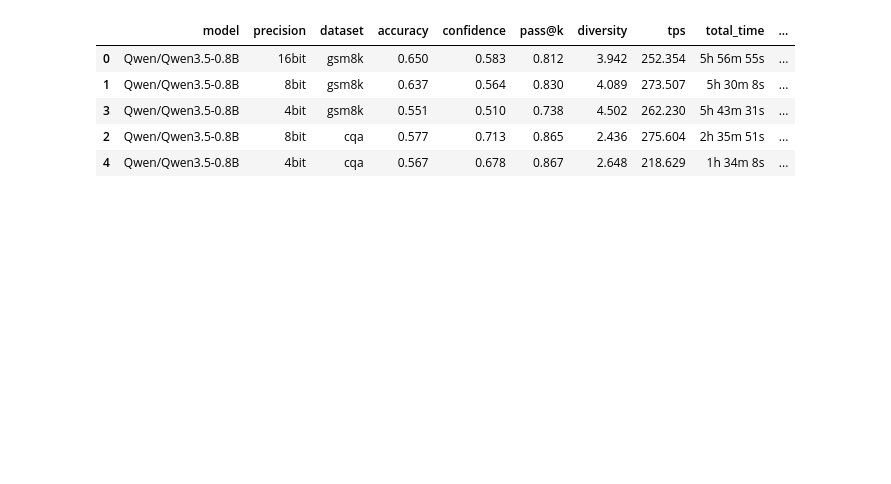
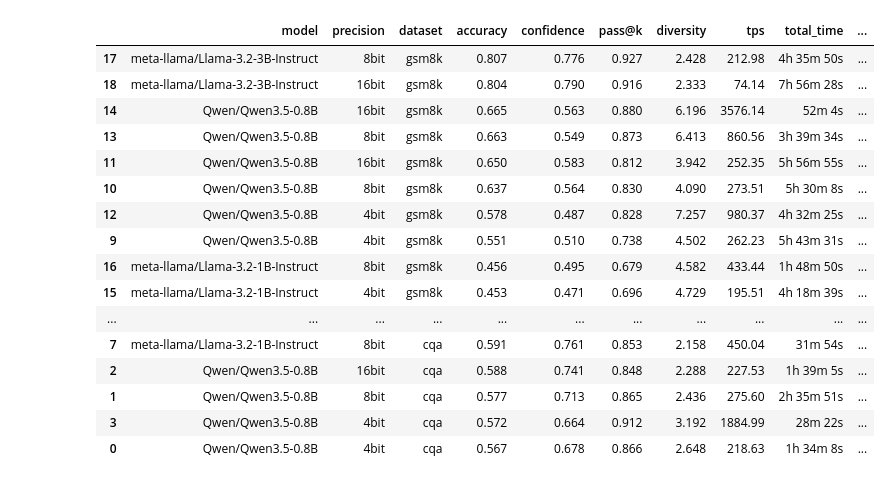
Before and after one commit to PrachitDeshinge-324/SLM, a Jupyter notebook: test.ipynb, the cells around one changed output. Cells and saved outputs as stored; diff of their text form; code cells hidden in the pictures; blank space fills up the shorter version.

```diff
--- a/test.ipynb
+++ b/test.ipynb
@@ -1,5 +1,19 @@
 # %%
 import pandas as pd
-data = pd.read_csv('results/summary_stats.csv')
+df1 = pd.read_csv('results/primary_results.csv')
+df2 = pd.read_csv('results/secondary_metrics.csv')
+data = pd.merge(df1, df2, on=['dataset', 'model', 'precision', 'n_samples'])
+data = data.rename(columns={
+    'accuracy_%': 'accuracy',
+    'pass@k_%': 'pass@k',
+    'confidence_%': 'confidence',
+    'reliability.diversity': 'diversity',
+    'performance.tokens_per_sec': 'tps',
+    'performance.total_time': 'total_time'
+})
+
+# Scale percentages back to fractions to match old summary_stats format
+for col in ['accuracy', 'pass@k', 'confidence']:
+    data[col] = data[col] / 100.0
 data.head()
 # %% [output]
@@ -28,7 +53,21 @@ df_filtered
 import pandas as pd
 
 # Read the data
-data = pd.read_csv('results/summary_stats.csv')
+df1 = pd.read_csv('results/primary_results.csv')
+df2 = pd.read_csv('results/secondary_metrics.csv')
+data = pd.merge(df1, df2, on=['dataset', 'model', 'precision', 'n_samples'])
+data = data.rename(columns={
+    'accuracy_%': 'accuracy',
+    'pass@k_%': 'pass@k',
+    'confidence_%': 'confidence',
+    'reliability.diversity': 'diversity',
+    'performance.tokens_per_sec': 'tps',
+    'performance.total_time': 'total_time'
+})
+
+# Scale percentages back to fractions to match old summary_stats format
+for col in ['accuracy', 'pass@k', 'confidence']:
+    data[col] = data[col] / 100.0
 
 # Define the columns you want to display
 columns_to_display = [
@@ -36,38 +75,49 @@ columns_to_display = [
     'precision',
     'dataset',
     'accuracy',
     'confidence',
     'pass@k',
     'diversity',
     'tps',
     'total_time',
     'n_questions'
 ]
 
 # Filter the dataframe to keep only the desired columns
 df_filtered = data[columns_to_display].copy()
 
 # Identify numeric columns to round
 numeric_cols = df_filtered.select_dtypes(include=['float64', 'int64']).columns
 
 # Round the numeric columns to 3 decimal places
 df_filtered[numeric_cols] = df_filtered[numeric_cols].round(3)
 
 # Sort by 'dataset', then by 'accuracy' (default is ascending order)
 df_sorted = df_filtered.sort_values(by=['dataset', 'accuracy'],ascending=False)
 
 # Display the result
 df_sorted
 
 # If you want to save this sorted view to a new CSV:
 # df_sorted.to_csv('results/sorted_summary_stats.csv', index=False)
 # %% [output]
 |  | model | precision | dataset | accuracy | confidence | pass@k | diversity | tps | total_time | ... |
-| 0 | Qwen/Qwen3.5-0.8B | 16bit | gsm8k | 0.650 | 0.583 | 0.812 | 3.942 | 252.354 | 5h 56m 55s | ... |
-| 1 | Qwen/Qwen3.5-0.8B | 8bit | gsm8k | 0.637 | 0.564 | 0.830 | 4.089 | 273.507 | 5h 30m 8s | ... |
-| 3 | Qwen/Qwen3.5-0.8B | 4bit | gsm8k | 0.551 | 0.510 | 0.738 | 4.502 | 262.230 | 5h 43m 31s | ... |
-| 2 | Qwen/Qwen3.5-0.8B | 8bit | cqa | 0.577 | 0.713 | 0.865 | 2.436 | 275.604 | 2h 35m 51s | ... |
-| 4 | Qwen/Qwen3.5-0.8B | 4bit | cqa | 0.567 | 0.678 | 0.867 | 2.648 | 218.629 | 1h 34m 8s | ... |
+| 17 | meta-llama/Llama-3.2-3B-Instruct | 8bit | gsm8k | 0.807 | 0.776 | 0.927 | 2.428 | 212.98 | 4h 35m 50s | ... |
+| 18 | meta-llama/Llama-3.2-3B-Instruct | 16bit | gsm8k | 0.804 | 0.790 | 0.916 | 2.333 | 74.14 | 7h 56m 28s | ... |
+| 14 | Qwen/Qwen3.5-0.8B | 16bit | gsm8k | 0.665 | 0.563 | 0.880 | 6.196 | 3576.14 | 52m 4s | ... |
+| 13 | Qwen/Qwen3.5-0.8B | 8bit | gsm8k | 0.663 | 0.549 | 0.873 | 6.413 | 860.56 | 3h 39m 34s | ... |
+| 11 | Qwen/Qwen3.5-0.8B | 16bit | gsm8k | 0.650 | 0.583 | 0.812 | 3.942 | 252.35 | 5h 56m 55s | ... |
+| 10 | Qwen/Qwen3.5-0.8B | 8bit | gsm8k | 0.637 | 0.564 | 0.830 | 4.090 | 273.51 | 5h 30m 8s | ... |
+| 12 | Qwen/Qwen3.5-0.8B | 4bit | gsm8k | 0.578 | 0.487 | 0.828 | 7.257 | 980.37 | 4h 32m 25s | ... |
+| 9 | Qwen/Qwen3.5-0.8B | 4bit | gsm8k | 0.551 | 0.510 | 0.738 | 4.502 | 262.23 | 5h 43m 31s | ... |
+| 16 | meta-llama/Llama-3.2-1B-Instruct | 8bit | gsm8k | 0.456 | 0.495 | 0.679 | 4.582 | 433.44 | 1h 48m 50s | ... |
+| 15 | meta-llama/Llama-3.2-1B-Instruct | 4bit | gsm8k | 0.453 | 0.471 | 0.696 | 4.729 | 195.51 | 4h 18m 39s | ... |
+| ... | ... | ... | ... | ... | ... | ... | ... | ... | ... | ... |
+| 7 | meta-llama/Llama-3.2-1B-Instruct | 8bit | cqa | 0.591 | 0.761 | 0.853 | 2.158 | 450.04 | 31m 54s | ... |
+| 2 | Qwen/Qwen3.5-0.8B | 16bit | cqa | 0.588 | 0.741 | 0.848 | 2.288 | 227.53 | 1h 39m 5s | ... |
+| 1 | Qwen/Qwen3.5-0.8B | 8bit | cqa | 0.577 | 0.713 | 0.865 | 2.436 | 275.60 | 2h 35m 51s | ... |
+| 3 | Qwen/Qwen3.5-0.8B | 4bit | cqa | 0.572 | 0.664 | 0.912 | 3.192 | 1884.99 | 28m 22s | ... |
+| 0 | Qwen/Qwen3.5-0.8B | 4bit | cqa | 0.567 | 0.678 | 0.866 | 2.648 | 218.63 | 1h 34m 8s | ... |
 # %%
 import pandas as pd
 import matplotlib.pyplot as plt
```
Also changed, not shown: parts of 4 cells of this notebook, 15 other files.
